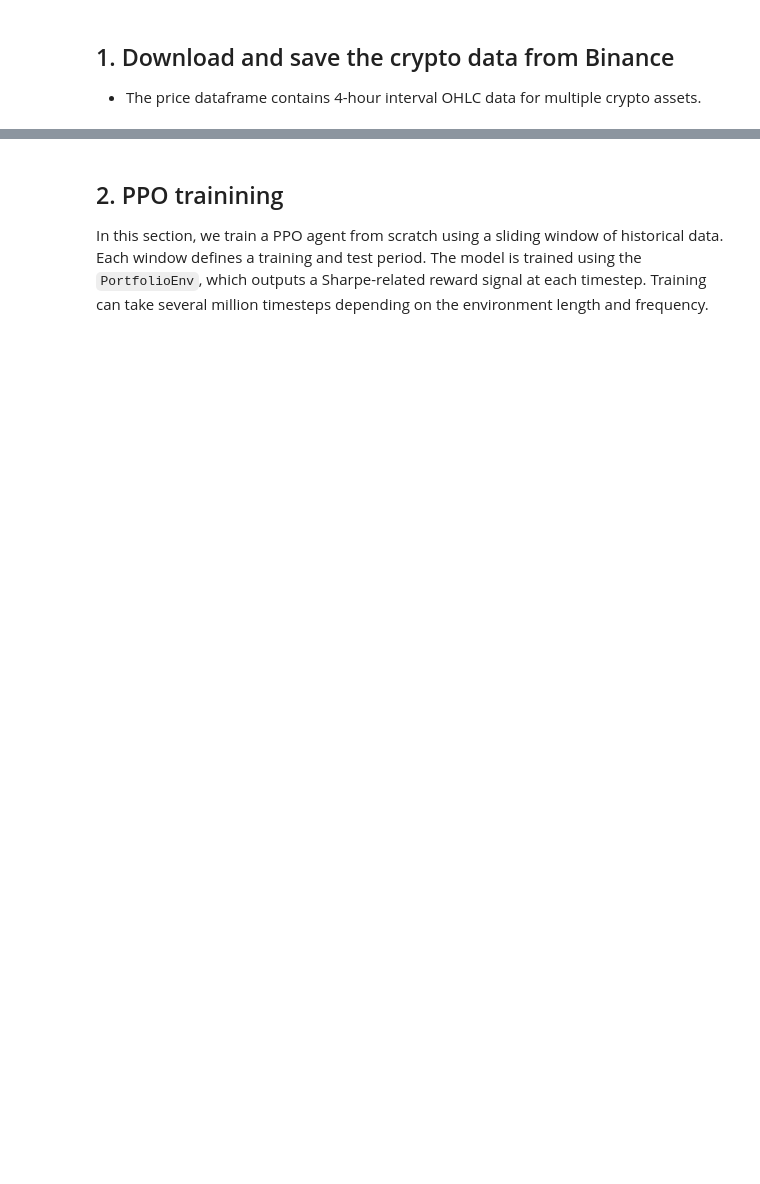
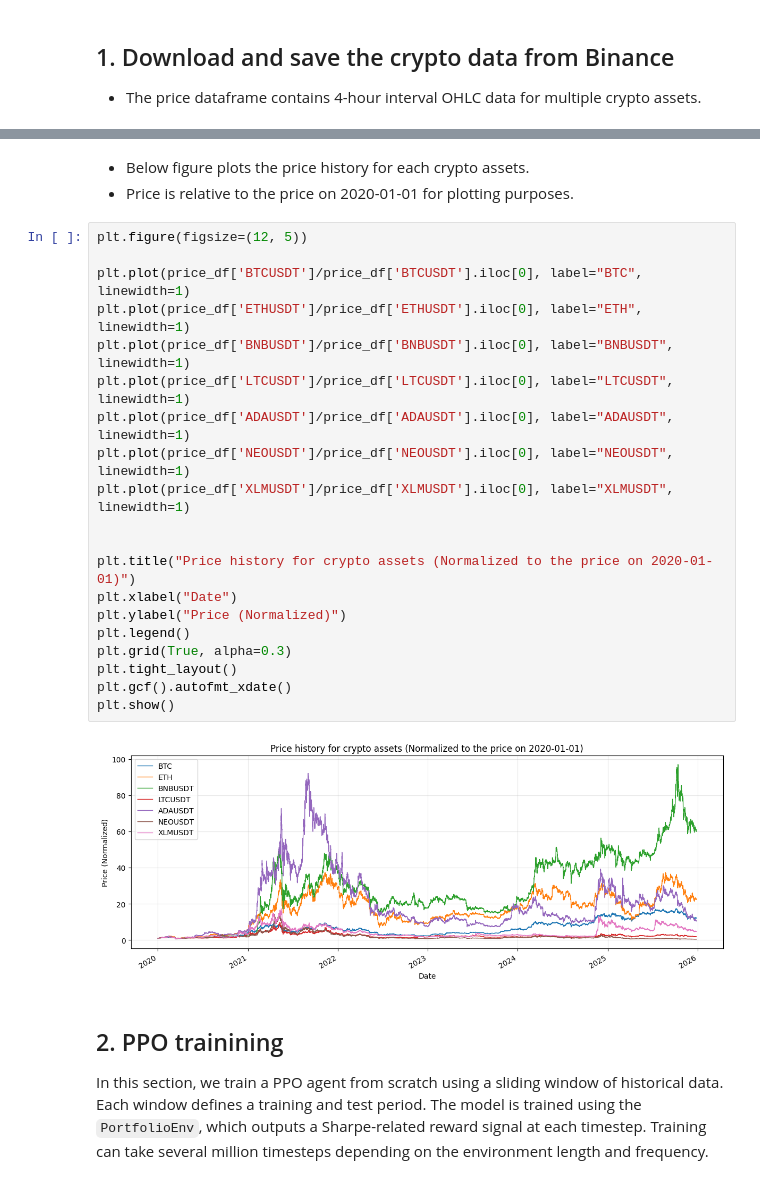
Before and after one commit to yeonjaej/drl-crypto-portfolio, a Jupyter notebook: notebooks/main_analysis.ipynb, the cells around one changed output, grey strips where cells are left out. Saved outputs shown, nothing was run; the diff lists cells and outputs as text; blank space fills up the shorter version.

```diff
--- a/notebooks/main_analysis.ipynb
+++ b/notebooks/main_analysis.ipynb
@@ -92,3 +120,28 @@ price_df.head(5)
+# %% [markdown]
+- Below figure plots the price history for each crypto assets.
+- Price is relative to the price on 2020-01-01 for plotting purposes.
+# %%
+plt.figure(figsize=(12, 5))
+
+plt.plot(price_df['BTCUSDT']/price_df['BTCUSDT'].iloc[0], label="BTC", linewidth=1)
+plt.plot(price_df['ETHUSDT']/price_df['ETHUSDT'].iloc[0], label="ETH", linewidth=1)
+plt.plot(price_df['BNBUSDT']/price_df['BNBUSDT'].iloc[0], label="BNBUSDT", linewidth=1)
+plt.plot(price_df['LTCUSDT']/price_df['LTCUSDT'].iloc[0], label="LTCUSDT", linewidth=1)
+plt.plot(price_df['ADAUSDT']/price_df['ADAUSDT'].iloc[0], label="ADAUSDT", linewidth=1)
+plt.plot(price_df['NEOUSDT']/price_df['NEOUSDT'].iloc[0], label="NEOUSDT", linewidth=1)
+plt.plot(price_df['XLMUSDT']/price_df['XLMUSDT'].iloc[0], label="XLMUSDT", linewidth=1)
+
+
+plt.title("Price history for crypto assets (Normalized to the price on 2020-01-01)")
+plt.xlabel("Date")
+plt.ylabel("Price (Normalized)")
+plt.legend()
+plt.grid(True, alpha=0.3)
+plt.tight_layout()
+plt.gcf().autofmt_xdate()
+plt.show()
+# %% [output]
+[figure, added]
 # %% [markdown]
 ## 2. PPO trainining
 
```
Also changed, not shown: parts of 25 cells of this notebook, 1 other file.
